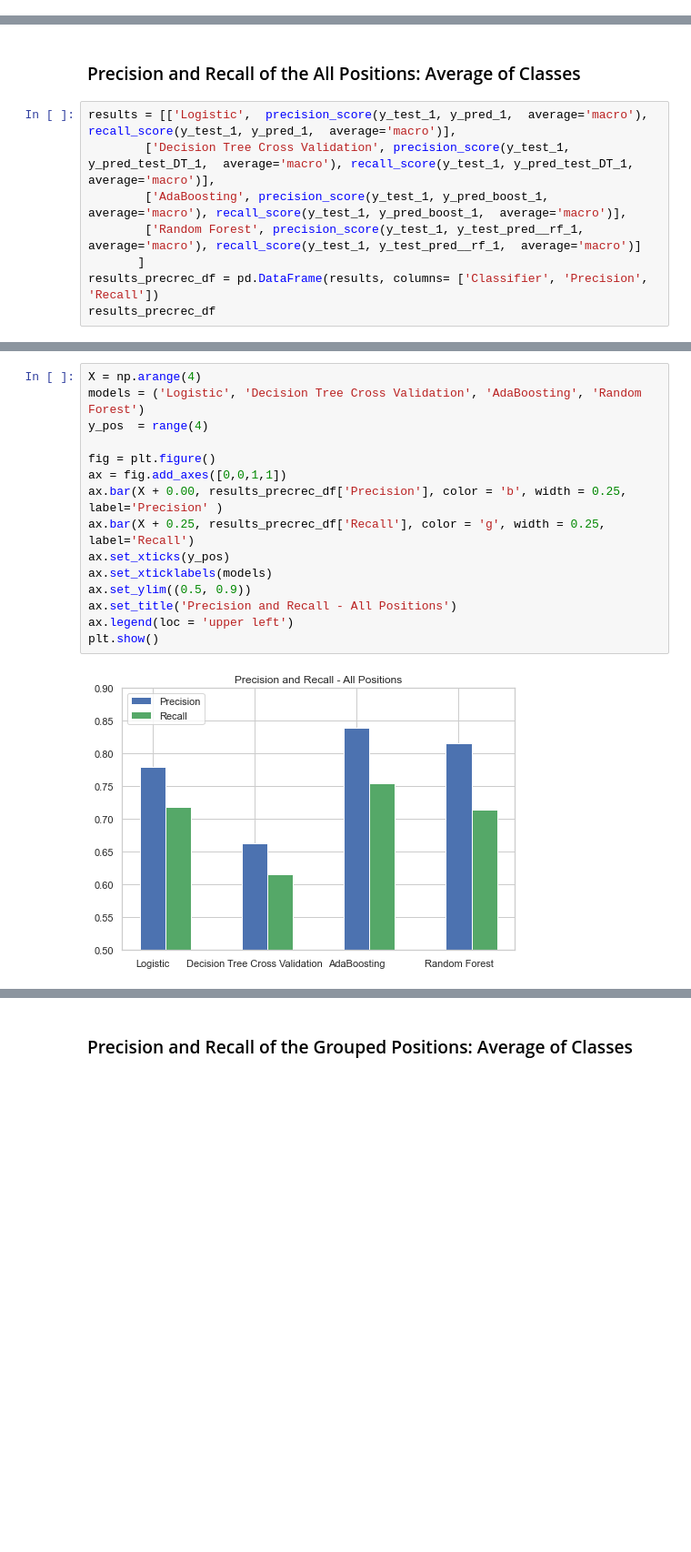
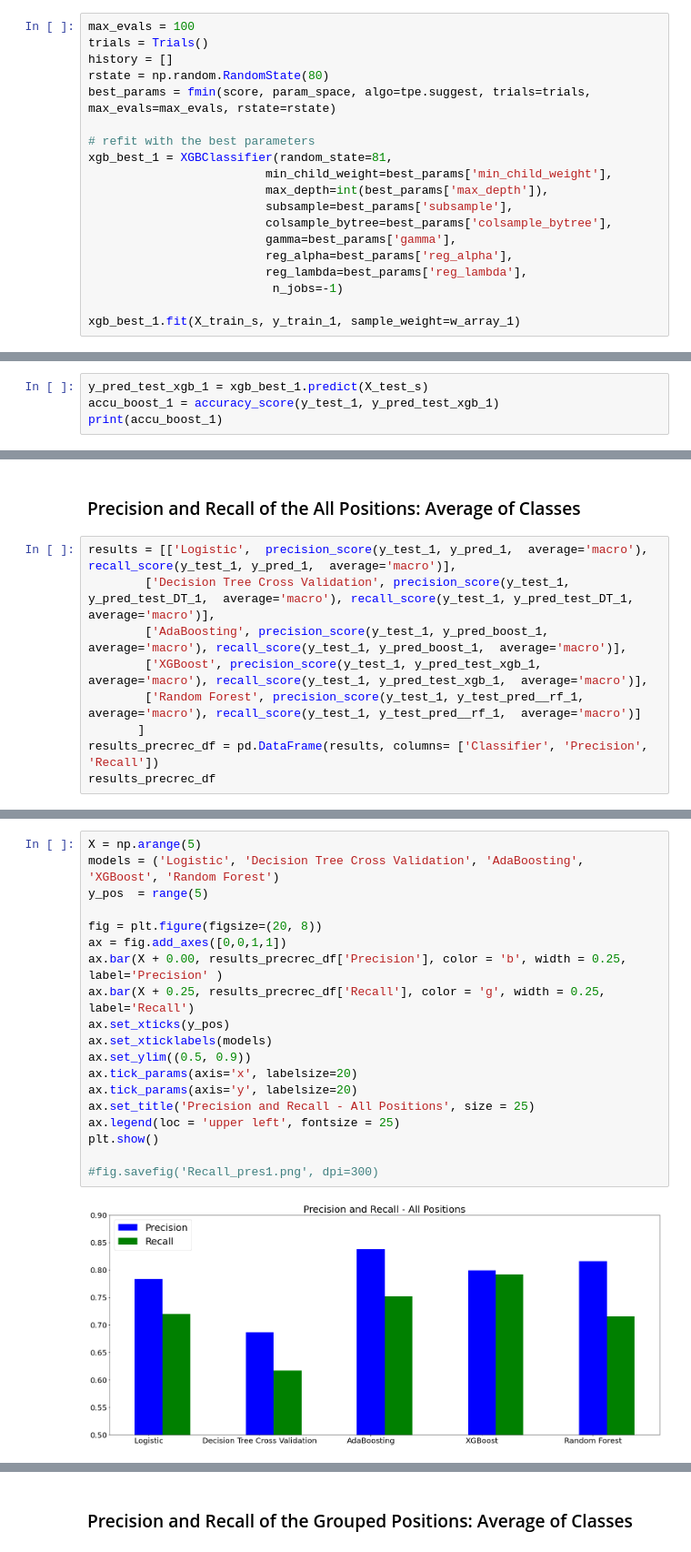
Before and after one commit to rhashimo/cs109-final-project, a Jupyter notebook: 02_Luis_PartB.ipynb, the cells around one changed output, grey strips where cells are left out. Shown: that part at 91% size. Saved outputs shown, nothing was run; the diff lists cells and outputs as text; blank space fills up the shorter version.

```diff
--- a/02_Luis_PartB.ipynb
+++ b/02_Luis_PartB.ipynb
@@ -257,0 +392,19 @@ The test accuracy of the Adaoosting Model for grouped positions 0.9617
+# %%
+max_evals = 100
+trials = Trials()
+history = []
+rstate = np.random.RandomState(80)
+best_params = fmin(score, param_space, algo=tpe.suggest, trials=trials, max_evals=max_evals, rstate=rstate)
+
+# refit with the best parameters
+xgb_best_1 = XGBClassifier(random_state=81,
+                         min_child_weight=best_params['min_child_weight'],
+                         max_depth=int(best_params['max_depth']),
+                         subsample=best_params['subsample'],
+                         colsample_bytree=best_params['colsample_bytree'],
+                         gamma=best_params['gamma'],
+                         reg_alpha=best_params['reg_alpha'],
+                         reg_lambda=best_params['reg_lambda'],
+                          n_jobs=-1)
+
+xgb_best_1.fit(X_train_s, y_train_1, sample_weight=w_array_1)
@@ -257,0 +417,4 @@ The test accuracy of the Adaoosting Model for grouped positions 0.9617
+# %%
+y_pred_test_xgb_1 = xgb_best_1.predict(X_test_s)
+accu_boost_1 = accuracy_score(y_test_1, y_pred_test_xgb_1)
+print(accu_boost_1)
@@ -365,6 +524,7 @@ $$ Recall = \dfrac{true\ positives}{\textstyle true\ positives\ +\ false\ negati
 results = [['Logistic',  precision_score(y_test_1, y_pred_1,  average='macro'), recall_score(y_test_1, y_pred_1,  average='macro')],
         ['Decision Tree Cross Validation', precision_score(y_test_1, y_pred_test_DT_1,  average='macro'), recall_score(y_test_1, y_pred_test_DT_1,  average='macro')],
         ['AdaBoosting', precision_score(y_test_1, y_pred_boost_1,  average='macro'), recall_score(y_test_1, y_pred_boost_1,  average='macro')],
+        ['XGBoost', precision_score(y_test_1, y_pred_test_xgb_1,  average='macro'), recall_score(y_test_1, y_pred_test_xgb_1,  average='macro')],
         ['Random Forest', precision_score(y_test_1, y_test_pred__rf_1,  average='macro'), recall_score(y_test_1, y_test_pred__rf_1,  average='macro')]
        ]
 results_precrec_df = pd.DataFrame(results, columns= ['Classifier', 'Precision', 'Recall'])
@@ -405,17 +564,21 @@ weighted avg       0.88      0.88      0.88     18278
 # %%
-X = np.arange(4)
-models = ('Logistic', 'Decision Tree Cross Validation', 'AdaBoosting', 'Random Forest')
-y_pos  = range(4)
+X = np.arange(5)
+models = ('Logistic', 'Decision Tree Cross Validation', 'AdaBoosting', 'XGBoost', 'Random Forest')
+y_pos  = range(5)
 
-fig = plt.figure()
+fig = plt.figure(figsize=(20, 8))
 ax = fig.add_axes([0,0,1,1])
 ax.bar(X + 0.00, results_precrec_df['Precision'], color = 'b', width = 0.25, label='Precision' )
 ax.bar(X + 0.25, results_precrec_df['Recall'], color = 'g', width = 0.25,  label='Recall')
 ax.set_xticks(y_pos)
 ax.set_xticklabels(models)
 ax.set_ylim((0.5, 0.9))
-ax.set_title('Precision and Recall - All Positions')
-ax.legend(loc = 'upper left')
+ax.tick_params(axis='x', labelsize=20)
+ax.tick_params(axis='y', labelsize=20)
+ax.set_title('Precision and Recall - All Positions', size = 25)
+ax.legend(loc = 'upper left', fontsize = 25)
 plt.show()
+
+#fig.savefig('Recall_pres1.png', dpi=300)
 # %% [output]
-[figure, old version]
+[figure, new version]
```
Also changed, not shown: parts of 36 cells of this notebook, 2 other files.
